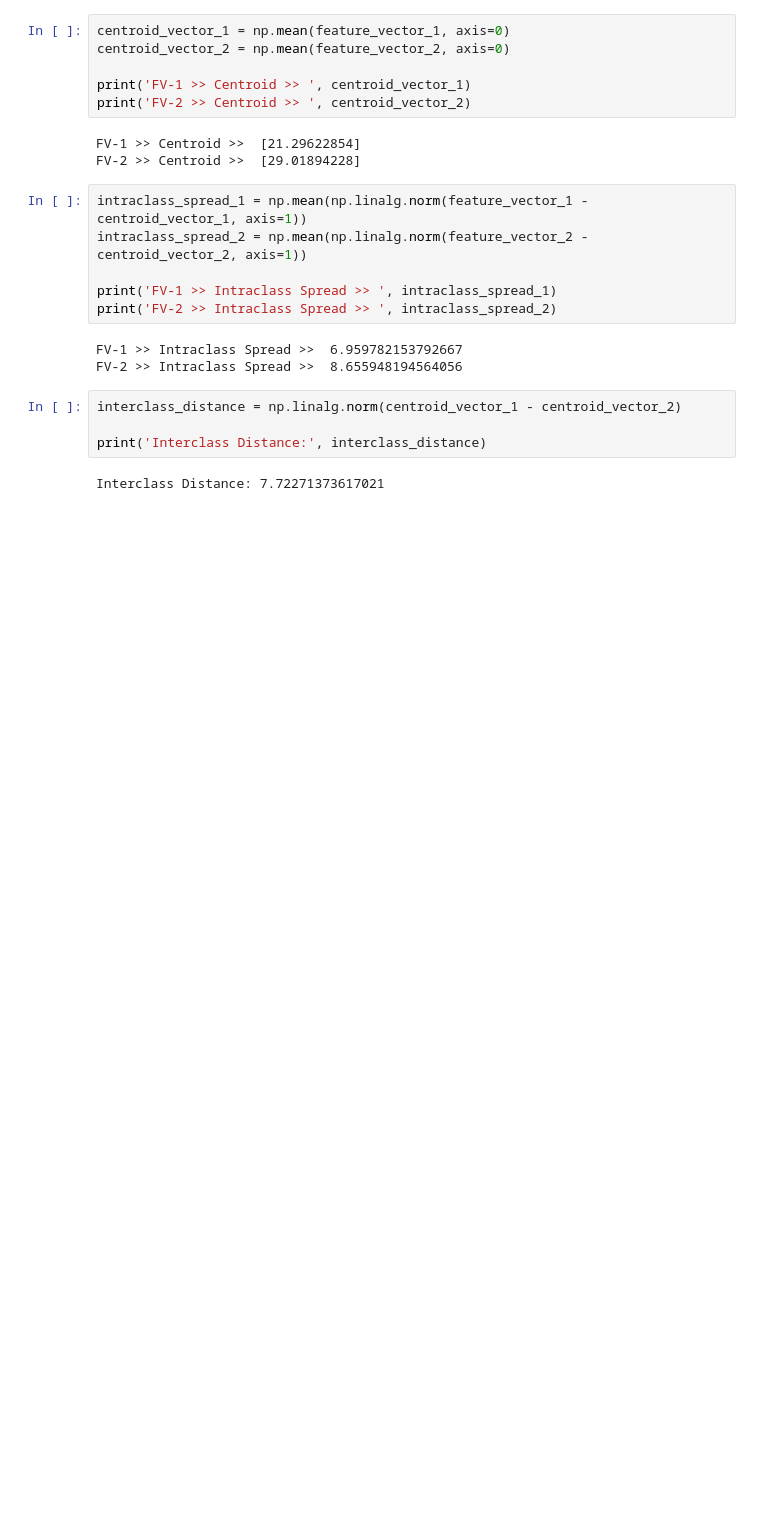
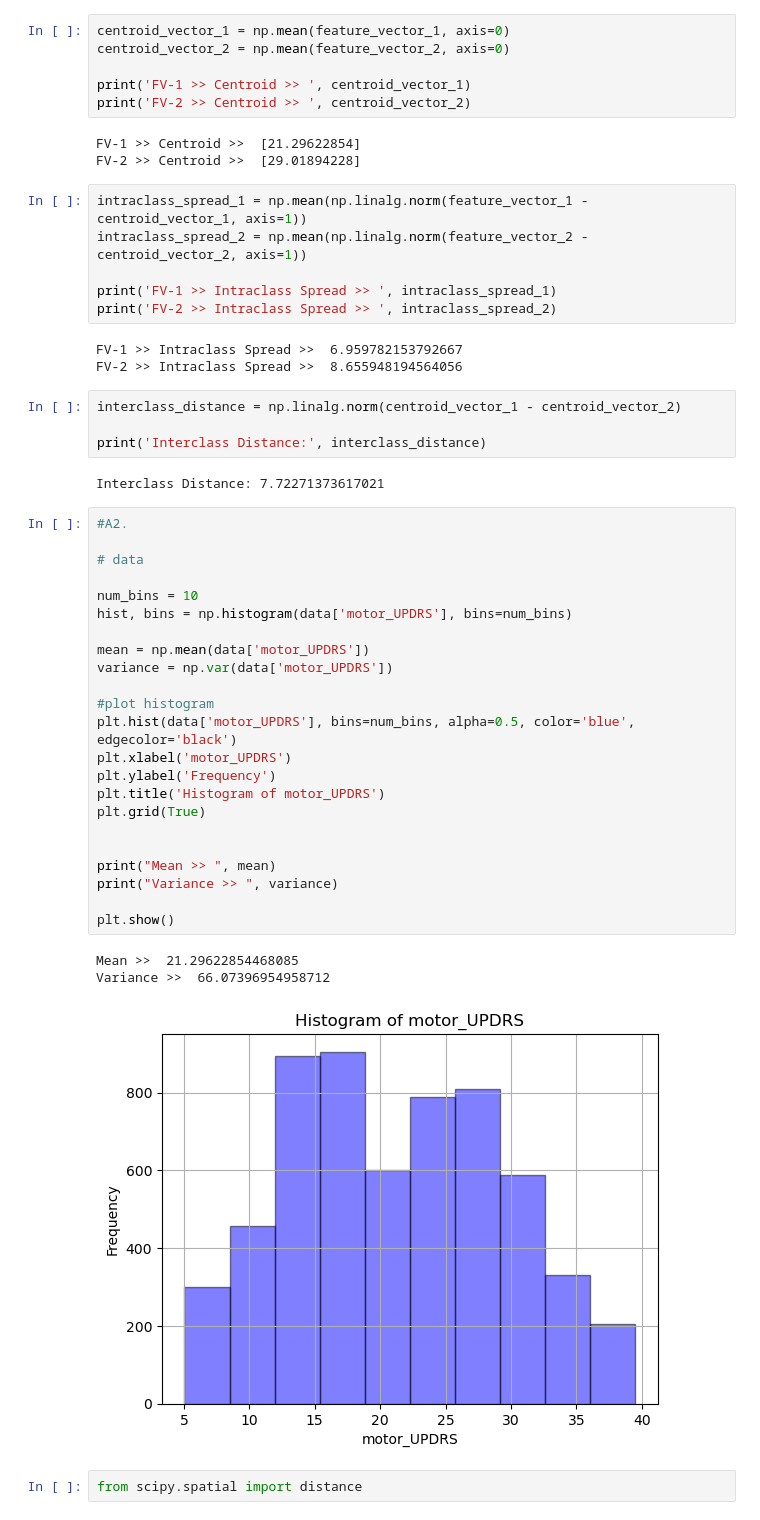
Before and after one commit to alok-karn/MachineLearningLab-Code, a Jupyter notebook: ML_Third_Lab.ipynb, the cells around one changed output. Drawn from its saved outputs; the diff is of its cells as text; blank space fills up the shorter version.

```diff
--- a/ML_Third_Lab.ipynb
+++ b/ML_Third_Lab.ipynb
@@ -156,3 +168,32 @@ interclass_distance = np.linalg.norm(centroid_vector_1 - centroid_vector_2)
 print('Interclass Distance:', interclass_distance)
 # %% [output]
 Interclass Distance: 7.72271373617021
+# %%
+#A2.
+
+# data
+
+num_bins = 10
+hist, bins = np.histogram(data['motor_UPDRS'], bins=num_bins)
+
+mean = np.mean(data['motor_UPDRS'])
+variance = np.var(data['motor_UPDRS'])
+
+#plot histogram
+plt.hist(data['motor_UPDRS'], bins=num_bins, alpha=0.5, color='blue', edgecolor='black')
+plt.xlabel('motor_UPDRS')
+plt.ylabel('Frequency')
+plt.title('Histogram of motor_UPDRS')
+plt.grid(True)
+
+
+print("Mean >> ", mean)
+print("Variance >> ", variance)
+
+plt.show()
+# %% [output]
+Mean >>  21.29622854468085
+Variance >>  66.07396954958712
+[figure, added]
+# %%
+from scipy.spatial import distance
```
Also changed, not shown: parts of 11 cells of this notebook.
